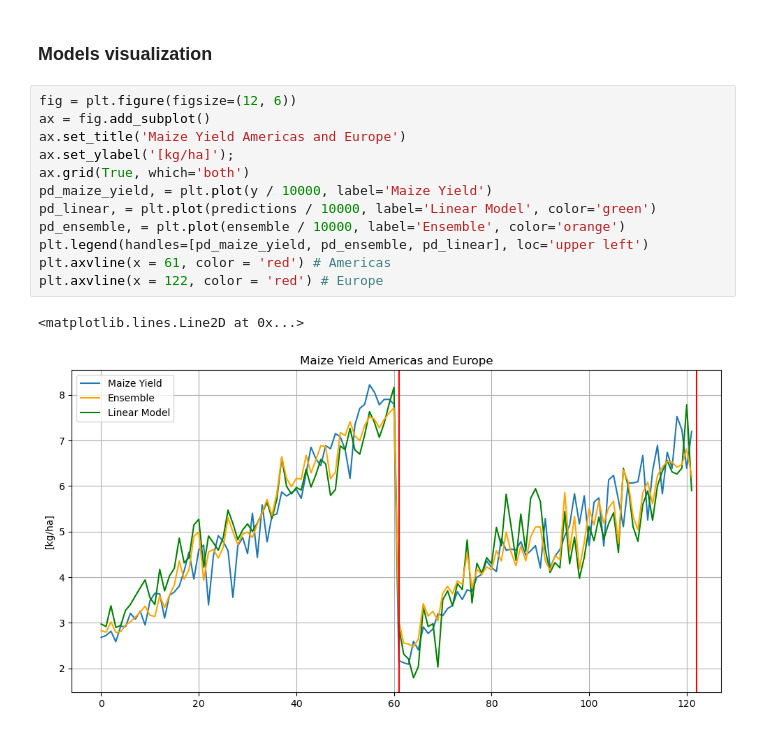
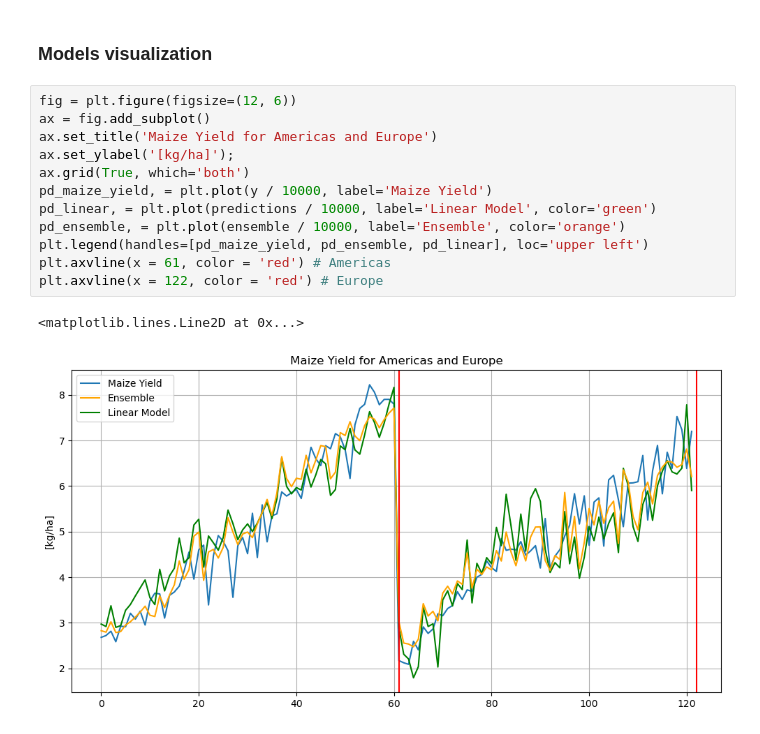
Before and after one commit to luigiselmi/climate, a Jupyter notebook: iia/fao/faostat_world_regions.ipynb, the cells around one changed output. Drawn from its saved outputs; the diff is of its cells as text.

Commit message:
linear model crop yield americas and europe

```diff
--- a/iia/fao/faostat_world_regions.ipynb
+++ b/iia/fao/faostat_world_regions.ipynb
@@ -834,15 +834,15 @@ predictions = scaler_y.inverse_transform(linear_predictions)
 # %%
 fig = plt.figure(figsize=(12, 6))
 ax = fig.add_subplot()
-ax.set_title('Maize Yield Americas and Europe')
+ax.set_title('Maize Yield for Americas and Europe')
 ax.set_ylabel('[kg/ha]');
 ax.grid(True, which='both')
 pd_maize_yield, = plt.plot(y / 10000, label='Maize Yield')
 pd_linear, = plt.plot(predictions / 10000, label='Linear Model', color='green')
 pd_ensemble, = plt.plot(ensemble / 10000, label='Ensemble', color='orange')
 plt.legend(handles=[pd_maize_yield, pd_ensemble, pd_linear], loc='upper left')
 plt.axvline(x = 61, color = 'red') # Americas
 plt.axvline(x = 122, color = 'red') # Europe
 # %% [output]
 <matplotlib.lines.Line2D at 0x...>
-[figure, old version]
+[figure, new version]
```
